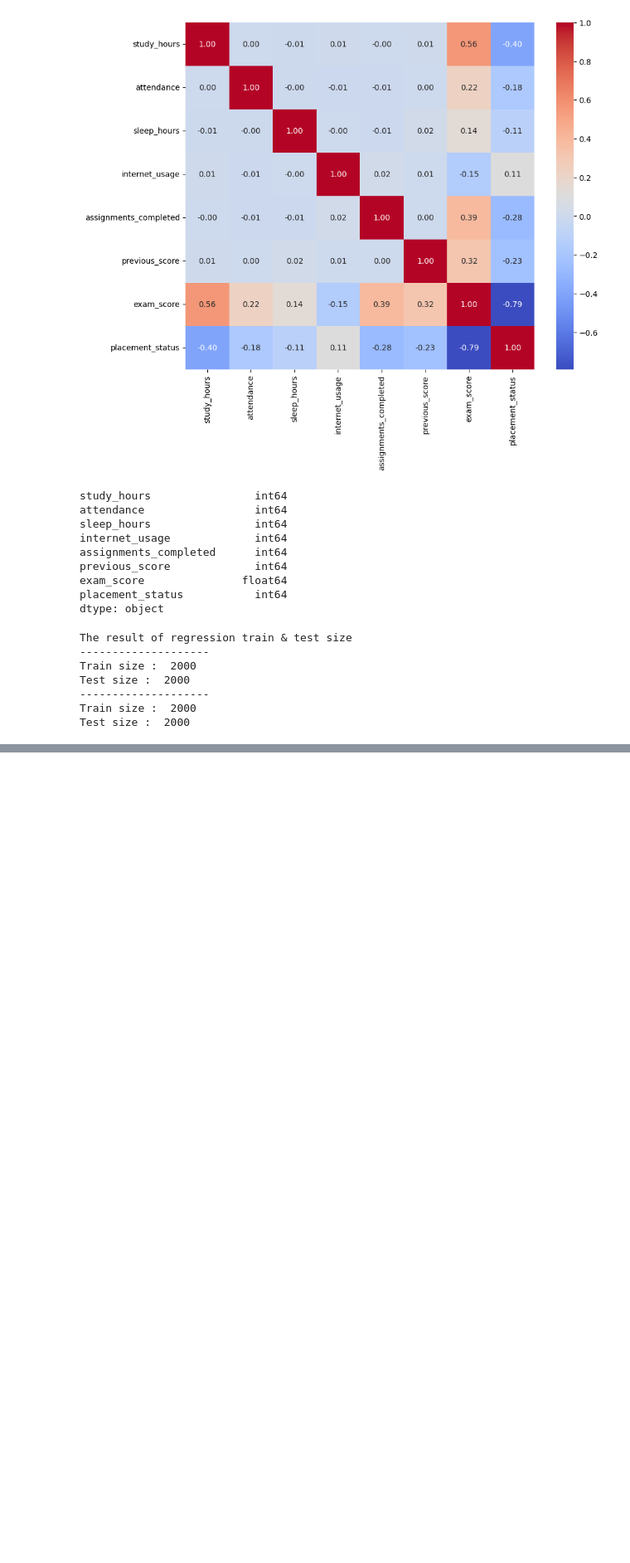
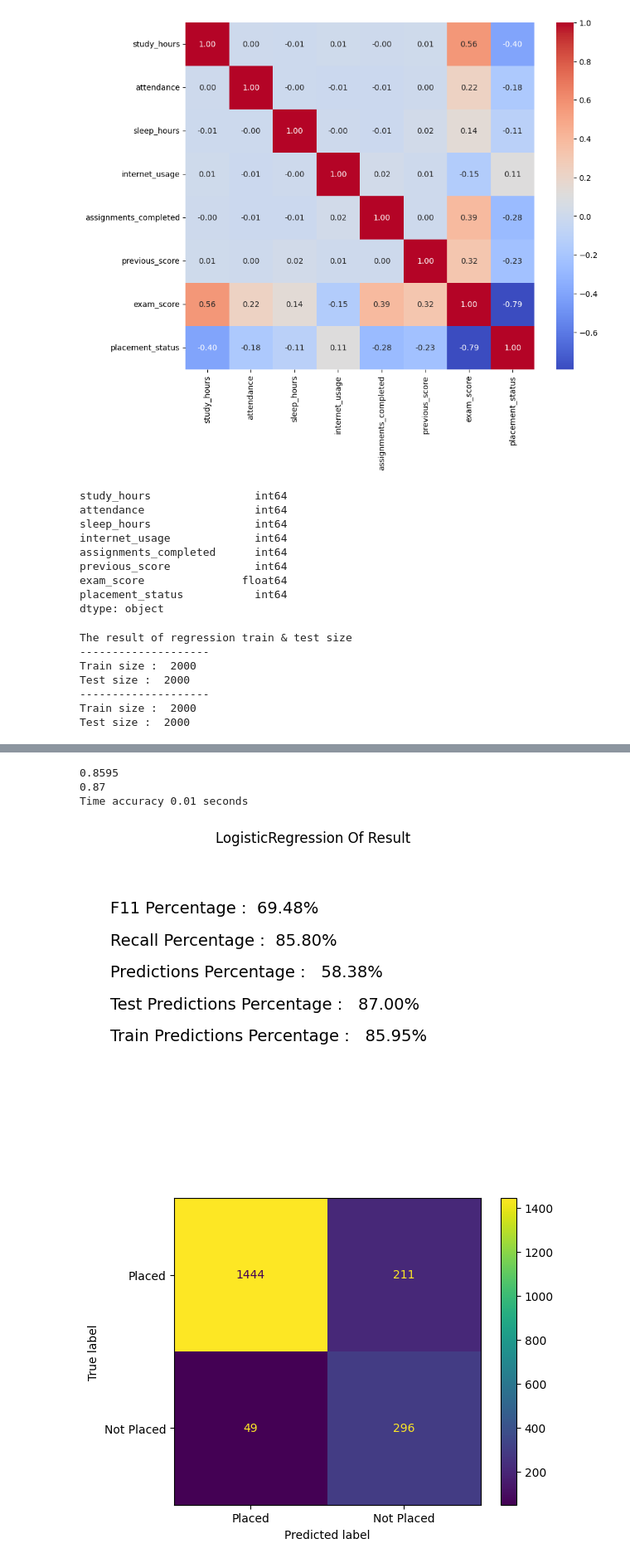
Before and after one commit to tiopramana/machine_learning, a Jupyter notebook: Project/Student_performance/main.ipynb, the cells around one changed output, grey strips where cells are left out. Shown at 83% size. Drawn from its saved outputs; the diff is of its cells as text; code cells hidden in the pictures; blank space fills up the shorter version.

```diff
--- a/Project/Student_performance/main.ipynb
+++ b/Project/Student_performance/main.ipynb
@@ -187,0 +207,48 @@ Text(0, 0.5, 'R2')
+# %%
+time_start = time.perf_counter()
+
+model_LR = LogisticRegression(
+    max_iter=1000,
+    C=1.0,
+    class_weight='balanced',
+    random_state=42
+)
+model_LR.fit(X_train_clf, y_train_clf)
+
+train_predictions = model_LR.predict(X_train_clf)
+test_predictions = model_LR.predict(X_valid_clf)
+
+# Evaluate
+
+train_accuracy = accuracy_score(y_train_clf, train_predictions)
+test_accuracy = accuracy_score(y_valid_clf, test_predictions)
+
+print(train_accuracy)
+print(test_accuracy)
+
+Recall = recall_score(y_valid_clf, test_predictions )
+Predictions = precision_score(y_valid_clf, test_predictions)
+F11 = f1_score(y_valid_clf, test_predictions)
+cm = confusion_matrix(y_valid_clf, test_predictions)
+
+print("Time accuracy", format(time.perf_counter() - time_start, '.2f'), 'seconds')
+
+plt.figure(figsize=(7,5))
+plt.axis('off')
+
+plt.title("LogisticRegression Of Result")
+
+plt.text(0.05, 0.80, f"F11 Percentage : {F11 * 100 : .2f}%", fontsize = 14, ha='left')
+plt.text(0.05, 0.70, f"Recall Percentage : {Recall * 100 : .2f}%", fontsize = 14, ha='left')
+plt.text(0.05, 0.60, f"Predictions Percentage :  {Predictions * 100 : .2f}%", fontsize=14, ha='left')
+plt.text(0.05, 0.50, f"Test Predictions Percentage :  {test_accuracy * 100 : .2f}%", fontsize=14, ha='left')
+plt.text(0.05, 0.40, f"Train Predictions Percentage :  {train_accuracy * 100 : .2f}%", fontsize=14, ha='left')
+ConfusionMatrixDisplay(confusion_matrix=cm, display_labels=['Placed', 'Not Placed']).plot()
+
+plt.show()
+# %% [output]
+0.8595
+0.87
+Time accuracy 0.01 seconds
+[figure, added]
+[figure, added]
```
Also changed, not shown: parts of 6 cells of this notebook, 9 other files.
